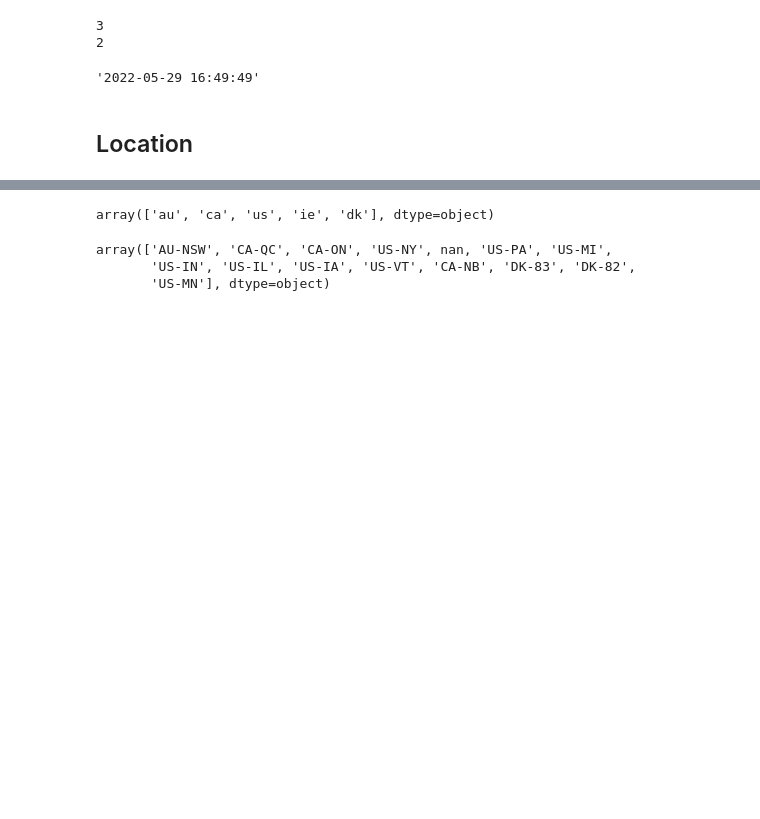
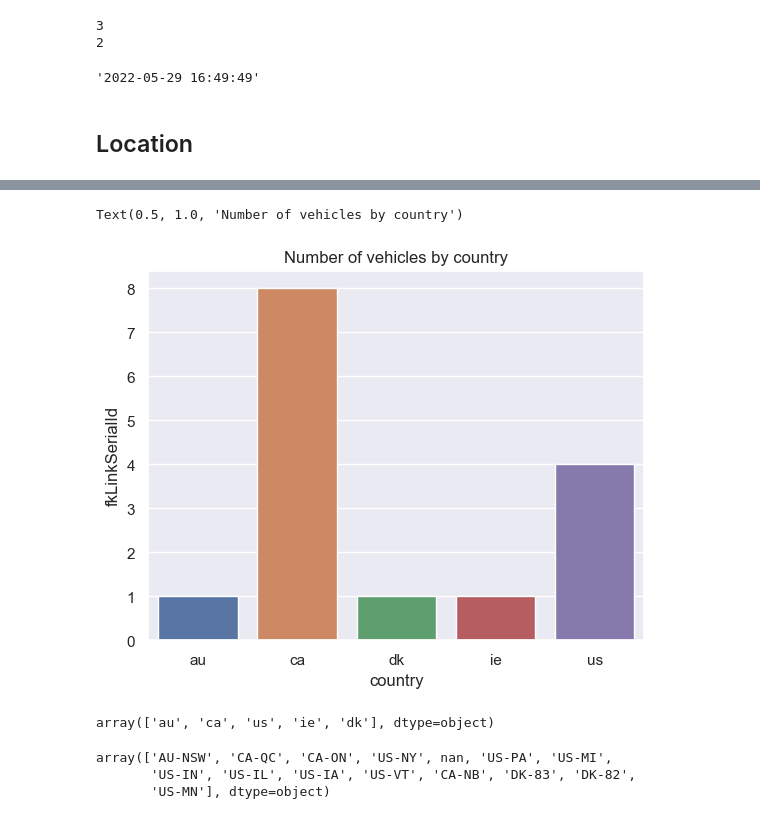
Before and after one commit to jeugregg/transport-risk-mitigation, a Jupyter notebook: 01_Exploration.ipynb, the cells around one changed output, grey strips where cells are left out. Cells and saved outputs as stored; diff of their text form; code cells hidden in the pictures; blank space fills up the shorter version.

Commit message:
reduce data by aggregation

```diff
--- a/01_Exploration.ipynb
+++ b/01_Exploration.ipynb
@@ -329,0 +411,4 @@ df[df["country"] == "au"]["sunrise"].max()
+# %%
+df_nb_veh = df[["country","fkLinkSerialId"]].groupby("country").nunique()
+df_nb_veh.reset_index(inplace=True)
+df_nb_veh
@@ -330,3 +422,9 @@ df[df["country"] == "au"]["sunrise"].max()
+# %%
+sns.barplot(data=df_nb_veh, x="country", y="fkLinkSerialId")
+plt.title("Number of vehicles by country")
+# %% [output]
+Text(0.5, 1.0, 'Number of vehicles by country')
+[figure, added]
 # %%
 df["country"].unique()
 # %% [output]
```
Also changed, not shown: parts of 12 cells of this notebook.
